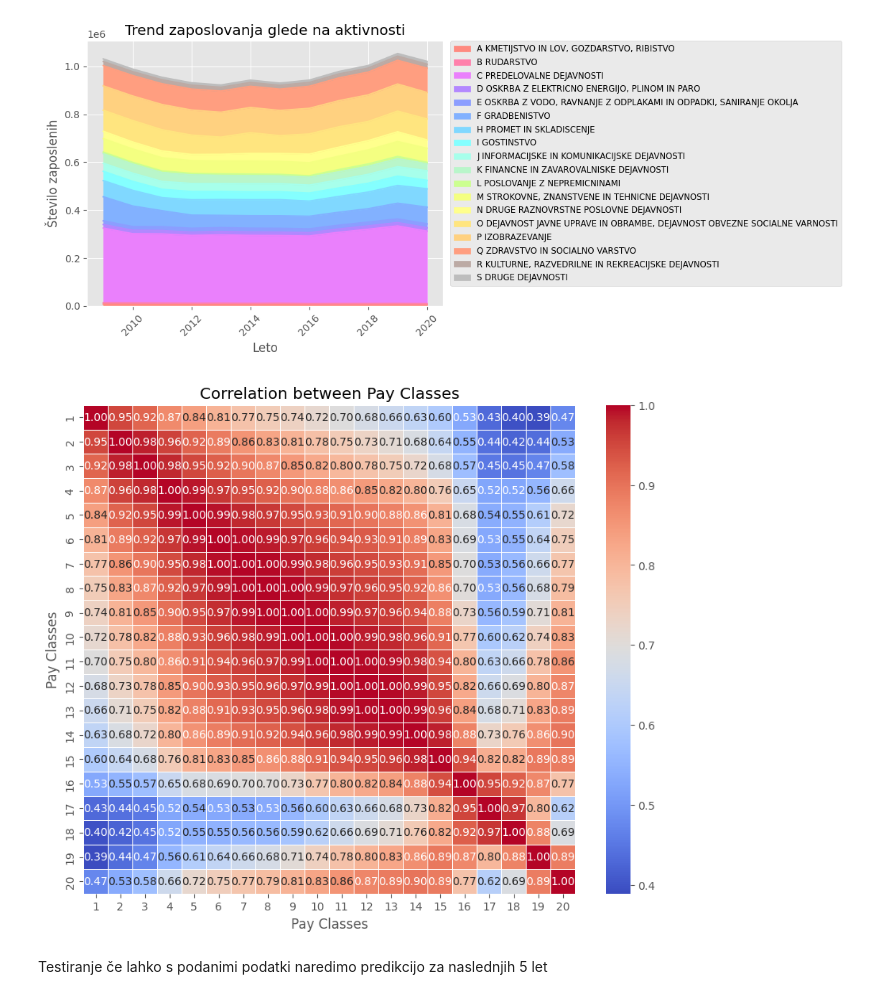
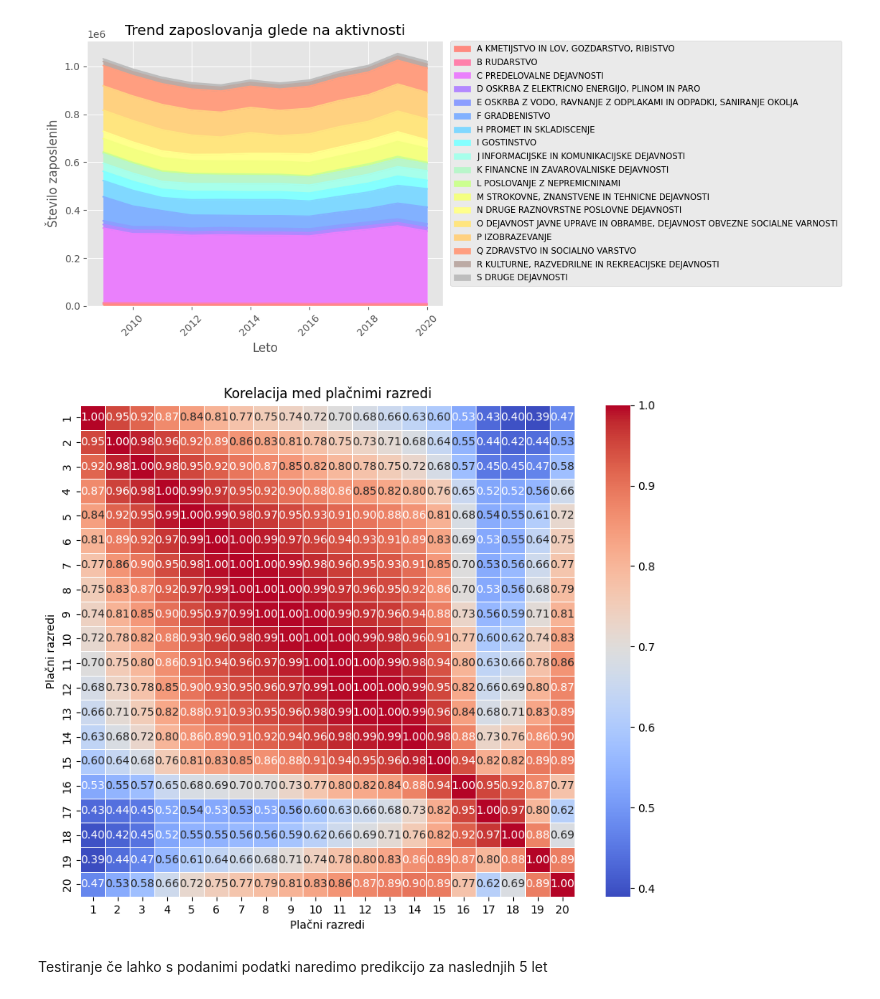
Before and after one commit to janljubic/PR22jlnfzkpmz, a Jupyter notebook: analiza/placa/placa.ipynb, the cells around one changed output. Cells and saved outputs as stored; diff of their text form; code cells hidden in the pictures.

```diff
--- a/analiza/placa/placa.ipynb
+++ b/analiza/placa/placa.ipynb
@@ -226,23 +223,21 @@ plt.show()
 # %%
 import pandas as pd
 import seaborn as sns
 import matplotlib.pyplot as plt
 
-# Select the columns representing pay classes
 pay_classes = neto_placa.iloc[:, 5:25]
 
-# Calculate the correlation matrix
 correlation_matrix = pay_classes.corr()
 
-# Generate the heatmap
+
 plt.figure(figsize=(10, 8))
 sns.heatmap(correlation_matrix, cmap='coolwarm', annot=True, fmt=".2f", linewidths=0.5)
-plt.title('Correlation between Pay Classes')
-plt.xlabel('Pay Classes')
-plt.ylabel('Pay Classes')
+plt.title('Korelacija med plačnimi razredi')
+plt.xlabel('Plačni razredi')
+plt.ylabel('Plačni razredi')
 plt.show()
 # %% [output]
-[figure, old version]
+[figure, new version]
 # %% [markdown]
 Testiranje če lahko s podanimi podatki naredimo predikcijo za naslednjih 5 let
 # %%
```
Also changed, not shown: parts of 3 cells of this notebook, 6 other files.
